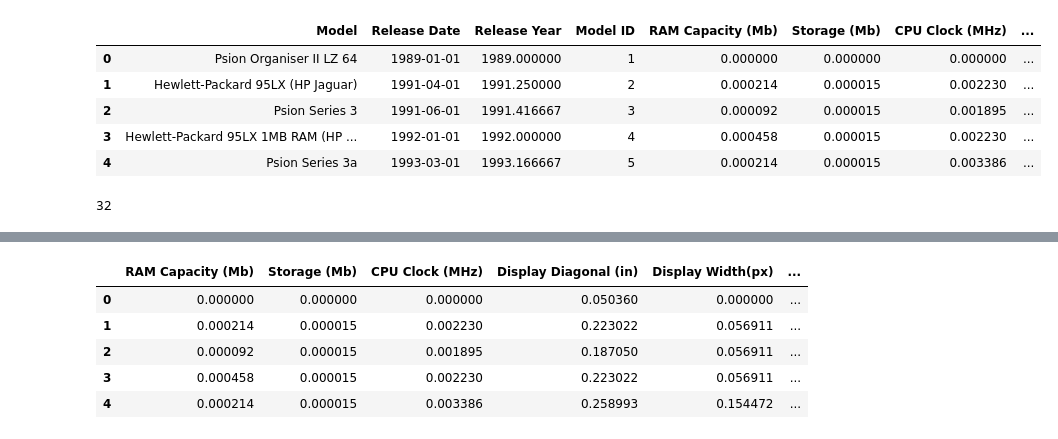
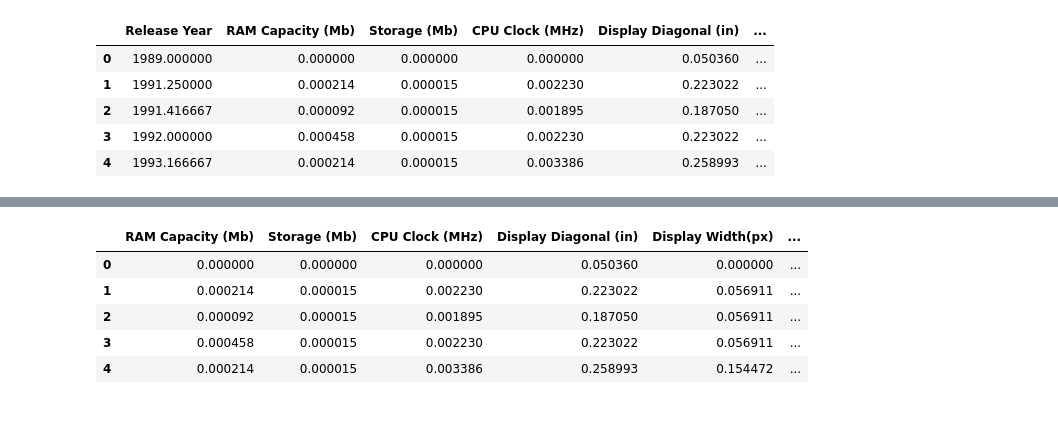
Before and after one commit to Yvnminc/va_data_statistic, a Jupyter notebook: task1.ipynb, the cells around one changed output, grey strips where cells are left out. Cells and saved outputs as stored; diff of their text form; code cells hidden in the pictures.

Commit message:
new data

```diff
--- a/task1.ipynb
+++ b/task1.ipynb
@@ -1,63 +1,22 @@
 # %%
 # include the required packages
 import pandas as pd
 import numpy as np
 import matplotlib.pyplot as plt
 from matplotlib.gridspec import GridSpec
 import seaborn as sns
-df = pd.read_csv("Mobile Device Data.csv")
+from sklearn.decomposition import PCA
+from sklearn.discriminant_analysis import LinearDiscriminantAnalysis
+import plotly.express as px
+o_df = pd.read_csv("Mobile Device Data.csv")
+y_df = o_df["Release Year"]
+df = o_df.select_dtypes(include=np.number)
+df = df.drop(columns= ["Model ID"])
 df.head()
 # %% [output]
-|  | Model | Release Date | Release Year | Model ID | RAM Capacity (Mb) | Storage (Mb) | CPU Clock (MHz) | ... |
-| 0 | Psion Organiser II LZ 64 | 1989-01-01 | 1989.000000 | 1 | 0.000000 | 0.000000 | 0.000000 | ... |
-| 1 | Hewlett-Packard 95LX (HP Jaguar) | 1991-04-01 | 1991.250000 | 2 | 0.000214 | 0.000015 | 0.002230 | ... |
-| 2 | Psion Series 3 | 1991-06-01 | 1991.416667 | 3 | 0.000092 | 0.000015 | 0.001895 | ... |
-| 3 | Hewlett-Packard 95LX 1MB RAM (HP ... | 1992-01-01 | 1992.000000 | 4 | 0.000458 | 0.000015 | 0.002230 | ... |
-| 4 | Psion Series 3a | 1993-03-01 | 1993.166667 | 5 | 0.000214 | 0.000015 | 0.003386 | ... |
+|  | Release Year | RAM Capacity (Mb) | Storage (Mb) | CPU Clock (MHz) | Display Diagonal (in) | ... |
+| 0 | 1989.000000 | 0.000000 | 0.000000 | 0.000000 | 0.050360 | ... |
+| 1 | 1991.250000 | 0.000214 | 0.000015 | 0.002230 | 0.223022 | ... |
+| 2 | 1991.416667 | 0.000092 | 0.000015 | 0.001895 | 0.187050 | ... |
+| 3 | 1992.000000 | 0.000458 | 0.000015 | 0.002230 | 0.223022 | ... |
+| 4 | 1993.166667 | 0.000214 | 0.000015 | 0.003386 | 0.258993 | ... |
-# %%
-import matplotlib.pyplot as plt
-
-from sklearn import datasets
-from sklearn.decomposition import PCA
-from sklearn.discriminant_analysis import LinearDiscriminantAnalysis
-
-iris = datasets.load_iris()
-
-X = iris.data
-y = iris.target
-target_names = iris.target_names
-
-pca = PCA(n_components=2)
-X_r = pca.fit(X).transform(X)
-
-lda = LinearDiscriminantAnalysis(n_components=2)
-X_r2 = lda.fit(X, y).transform(X)
-
-# Percentage of variance explained for each components
-print(
-    "explained variance ratio (first two components): %s"
-    % str(pca.explained_variance_ratio_)
-)
-
-plt.figure()
-colors = ["navy", "turquoise", "darkorange"]
-lw = 2
-
-for color, i, target_name in zip(colors, [0, 1, 2], target_names):
-    plt.scatter(
-        X_r[y == i, 0], X_r[y == i, 1], color=color, alpha=0.8, lw=lw, label=target_name
-    )
-plt.legend(loc="best", shadow=False, scatterpoints=1)
-plt.title("PCA of IRIS dataset")
-
-plt.figure()
-for color, i, target_name in zip(colors, [0, 1, 2], target_names):
-    plt.scatter(
-        X_r2[y == i, 0], X_r2[y == i, 1], alpha=0.8, color=color, label=target_name
-    )
-plt.legend(loc="best", shadow=False, scatterpoints=1)
-plt.title("LDA of IRIS dataset")
-
-plt.show()
-# %% [output]
-32
```
Also changed, not shown: parts of 13 cells of this notebook, 11 other files.
